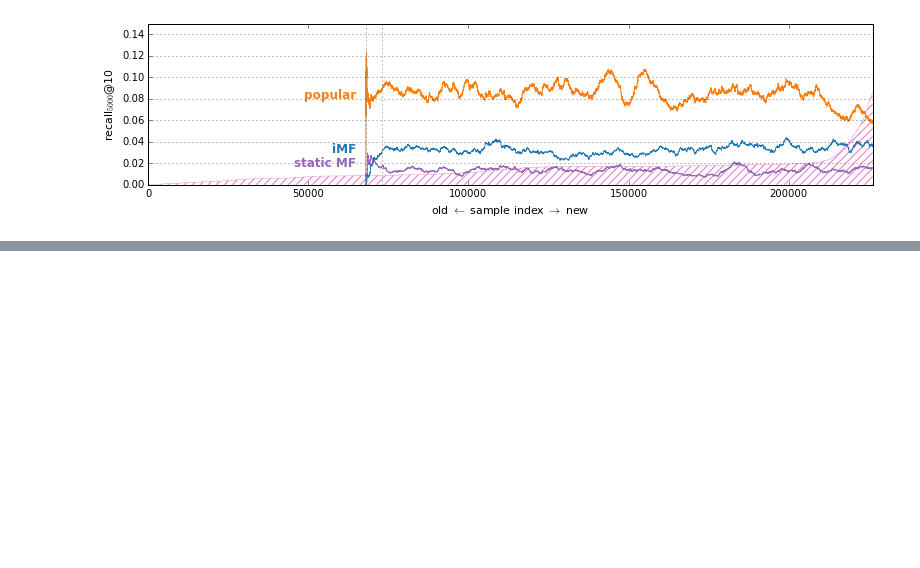
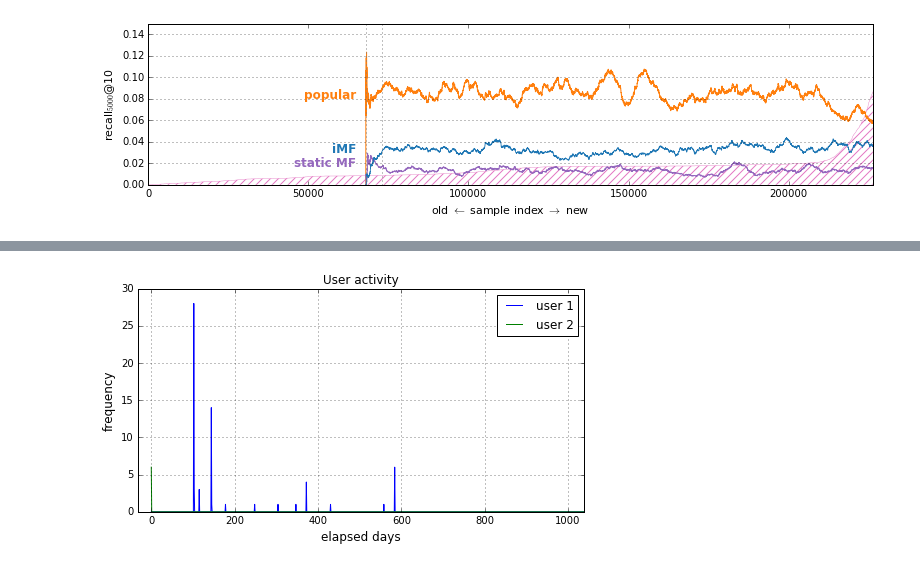
Before and after one commit to takuti/stream-recommender, a Jupyter notebook: paper-sketch.ipynb, the cells around one changed output, grey strips where cells are left out. Saved outputs shown, nothing was run; the diff lists cells and outputs as text; code cells hidden in the pictures; blank space fills up the shorter version.

```diff
--- a/paper-sketch.ipynb
+++ b/paper-sketch.ipynb
@@ -302,0 +347,31 @@ plt.tight_layout()
+# %%
+hist_u1 = np.zeros(max_dt + 1)
+hist_u2 = np.zeros(max_dt + 1)
+
+for i, d in enumerate(exp.data.samples):
+    if d['u_index'] == 2016:
+        hist_u1[d['dt']] += 1
+    elif d['u_index'] == 23:
+        hist_u2[d['dt']] += 1
+# %%
+fig, ax = plt.subplots()
+
+ax.set_xlim([-32, max_dt + 1])
+
+x = np.arange(max_dt + 1)
+
+ax.plot(x, hist_u1, label='user 1')
+ax.plot(x, hist_u2, label='user 2')
+
+ax.set_title('User activity')
+ax.set_xlabel('elapsed days')
+ax.set_ylabel('frequency')
+ax.grid(True)
+ax.legend(loc='upper right').get_frame().set_facecolor('white')
+
+fig.set_size_inches((8, 4))
+fig.patch.set_alpha(0.0)
+
+plt.show()
+# %% [output]
+[figure, added]
```
Also changed, not shown: parts of 10 cells of this notebook.
